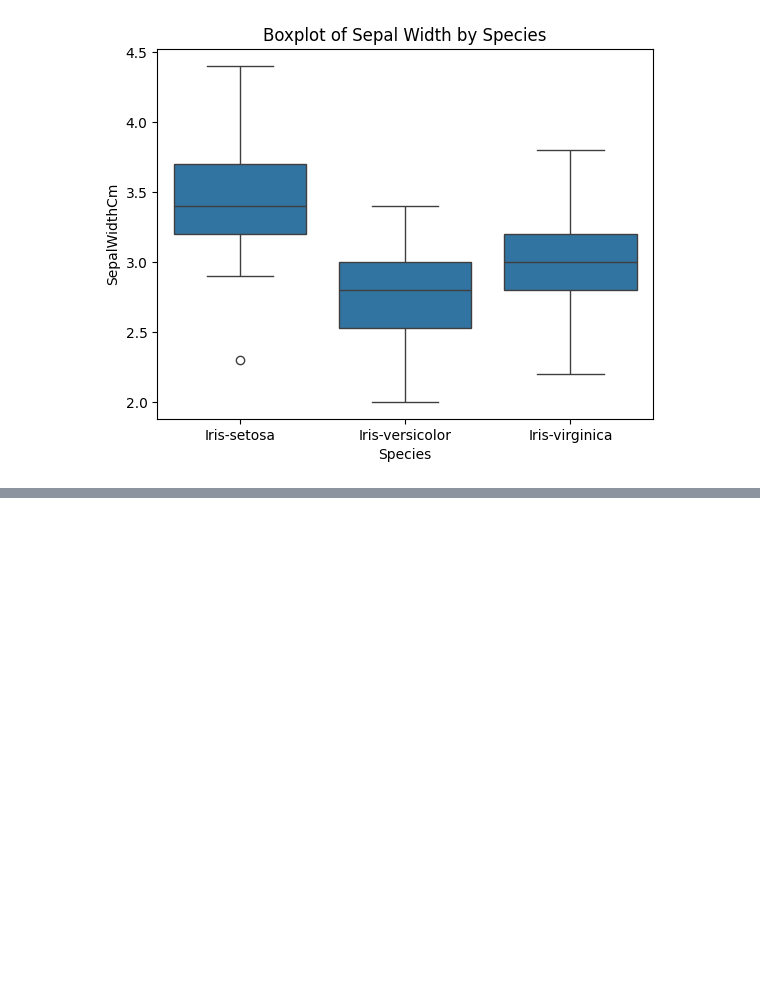
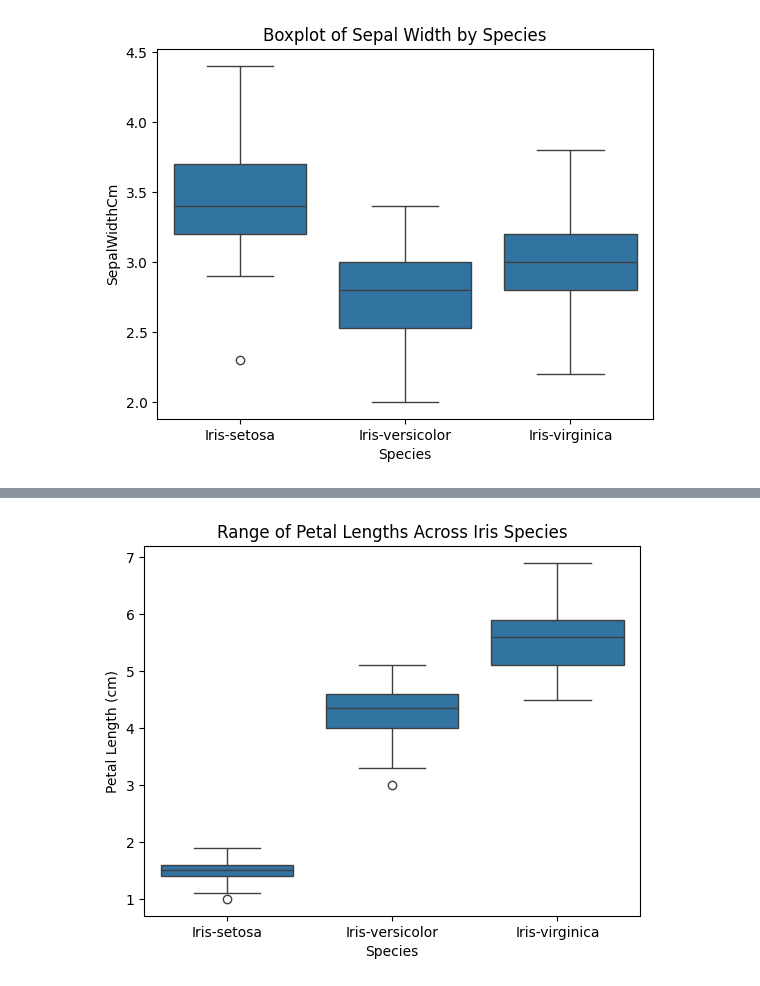
Before and after one commit to chfaizan2/CodeAlpha-Internship-Tasks, a Jupyter notebook: Task_1_Iris_Flower_Classification.ipynb, the cells around one changed output, grey strips where cells are left out. Saved outputs shown, nothing was run; the diff lists cells and outputs as text; code cells hidden in the pictures; blank space fills up the shorter version.

```diff
--- a/Task_1_Iris_Flower_Classification.ipynb
+++ b/Task_1_Iris_Flower_Classification.ipynb
@@ -113,0 +123,9 @@ plt.show()
+# %%
+# Creating Boxplot of Petal Length by Species
+sns.boxplot(x='Species', y='PetalLengthCm', data=df)
+plt.title('Range of Petal Lengths Across Iris Species')
+plt.xlabel('Species')
+plt.ylabel('Petal Length (cm)')
+plt.show()
+# %% [output]
+[figure, added]
```
Also changed, not shown: parts of 19 cells of this notebook.
